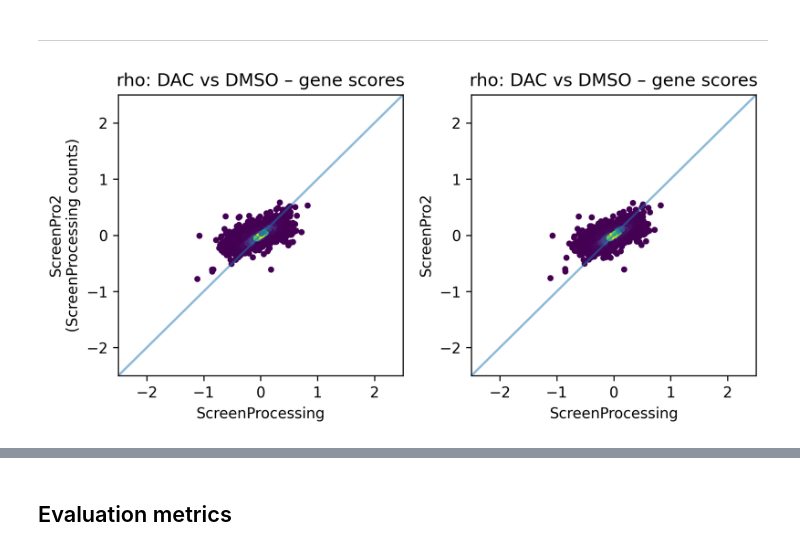
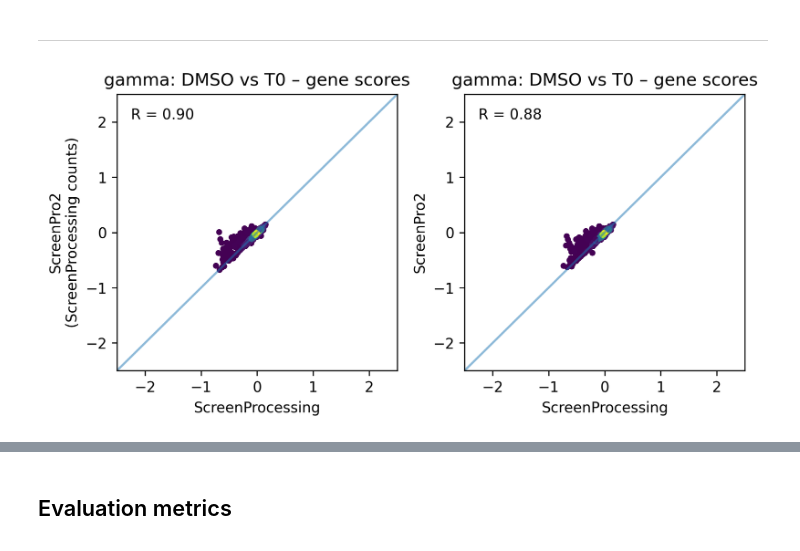
Before and after one commit to FunGI-cap/ScreenPro-Benchmarking, a Jupyter notebook: analysis/2-phenotype-calculation/DAC-AML-CRISPR-screens.ipynb, the cells around one changed output, grey strips where cells are left out. Drawn from its saved outputs; the diff is of its cells as text; code cells hidden in the pictures.

```diff
--- a/analysis/2-phenotype-calculation/DAC-AML-CRISPR-screens.ipynb
+++ b/analysis/2-phenotype-calculation/DAC-AML-CRISPR-screens.ipynb
@@ -456,0 +497,2 @@ Object successfully saved to "molm13_screenprocessing.pkl"
+# %%
+molm13_screenprocessing = scp.load._read_screen_pkl('molm13_screenprocessing')
@@ -464,4 +508,8 @@ def scatter_with_gaussian_kde(ax, x, y):
     xy = np.vstack([x, y])
     z = gaussian_kde(xy)(xy)
 
+    # calculate correlation coefficient and add annotation to the plot (i.e. R value)
+    r = np.corrcoef(x, y)[0, 1] # get the correlation coefficient
+
     ax.scatter(x, y, c=z, s=10) #, edgecolor=''
+    ax.annotate(f'R = {r:.2f}', xy=(0.05, 0.95), xycoords='axes fraction', ha='left', va='top')
@@ -503,7 +555,7 @@ axes[0].scatter(
 
 axes[0].set_xlabel('ScreenProcessing')
 axes[0].set_ylabel('ScreenPro2\n(ScreenProcessing counts)')
-axes[0].set_title('rho: DAC vs DMSO – Rep1',fontsize=12)
+axes[0].set_title('gamma: DMSO vs T0\nreplicate 1')
 
 # scatter_with_gaussian_kde(
 #     ax=axes[1],
@@ -517,15 +569,15 @@ axes[1].scatter(
 axes[1].set_xlabel('ScreenProcessing')
 axes[1].set_ylabel('ScreenPro2')
 
-axes[1].set_title('rho: DAC vs DMSO – Rep1',fontsize=12)
+axes[1].set_title('gamma: DMSO vs T0\nreplicate 1')
 
 for ax in axes:
     ax.axline((0, 0), slope=1, alpha=.5)
-    ax.set_xlim(-4,4)
-    ax.set_ylim(-4,4)
+    ax.set_xlim(-1.2,1.2)
+    ax.set_ylim(-1.2,1.2)
 
-    ax.set_xticks(np.linspace(-2,2,5))
-    ax.set_yticks(np.linspace(-2,2,5))
+    ax.set_xticks(np.linspace(-1,1,5))
+    ax.set_yticks(np.linspace(-1,1,5))
 
 plt.tight_layout()
 plt.show()
@@ -538,14 +588,18 @@ molm13_screenprocessing
 # %%
 d1 = molm13_screenprocessing.phenotypes['transcriptTable'
-]['results']['rho:DAC_vs_DMSO'].dropna().query('~index.duplicated()')['average phenotype of strongest 3']
+]['results']['gamma:DMSO_vs_T0'].dropna().query('~index.duplicated()')['average phenotype of strongest 3']
 
-d2 = molm13_screenprocessing.phenotypes['compare_guides_all' #compare_guides_top_3
-]['results']['rho:DAC_vs_DMSO'].dropna().query('~index.duplicated()').sort_values(
+d2 = molm13_screenprocessing.phenotypes[
+    # 'compare_guides_all'
+    'compare_guides_top_3'
+]['results']['gamma:DMSO_vs_T0'].dropna().query('~index.duplicated()').sort_values(
     ['target','ttest pvalue']
 )['score']
 
-d3 = molm13_screen.phenotypes['compare_guides_all' #compare_guides_top_3'
-]['results']['rho:DAC_vs_DMSO'].dropna().query('~index.duplicated()').sort_values(
+d3 = molm13_screen.phenotypes[
+    # 'compare_guides_all'
+    'compare_guides_top_3'
+]['results']['gamma:DMSO_vs_T0'].dropna().query('~index.duplicated()').sort_values(
     ['target','ttest pvalue']
 )['score']
 
@@ -565,33 +619,33 @@ scatter_with_gaussian_kde(
     ax=axes[0],
     x=d1[ol],
     y=d2[ol],
 )
 
 axes[0].set_xlabel('ScreenProcessing')
 axes[0].set_ylabel('ScreenPro2\n(ScreenProcessing counts)')
-axes[0].set_title('rho: DAC vs DMSO – gene scores',fontsize=12)
+axes[0].set_title('gamma: DMSO vs T0 – gene scores',fontsize=12)
 
 # axes[1].set_visible(False)
 
 scatter_with_gaussian_kde(
     ax=axes[1],
     x=d1[ol],
     y=d3[ol],
 )
 
 axes[1].set_xlabel('ScreenProcessing')
 axes[1].set_ylabel('ScreenPro2')
-axes[1].set_title('rho: DAC vs DMSO – gene scores',fontsize=12)
+axes[1].set_title('gamma: DMSO vs T0 – gene scores',fontsize=12)
 
 for ax in axes:
     ax.axline((0, 0), slope=1, alpha=.5)
     ax.set_xlim(-2.5,2.5)
     ax.set_ylim(-2.5,2.5)
 
     # ax.set_xticks(np.linspace(-2,2,5))
     # ax.set_yticks(np.linspace(-2,2,5))
 
 plt.tight_layout()
 plt.show()
 # %% [output]
-[figure, old version]
+[figure, new version]
```
Also changed, not shown: parts of 80 cells of this notebook.
